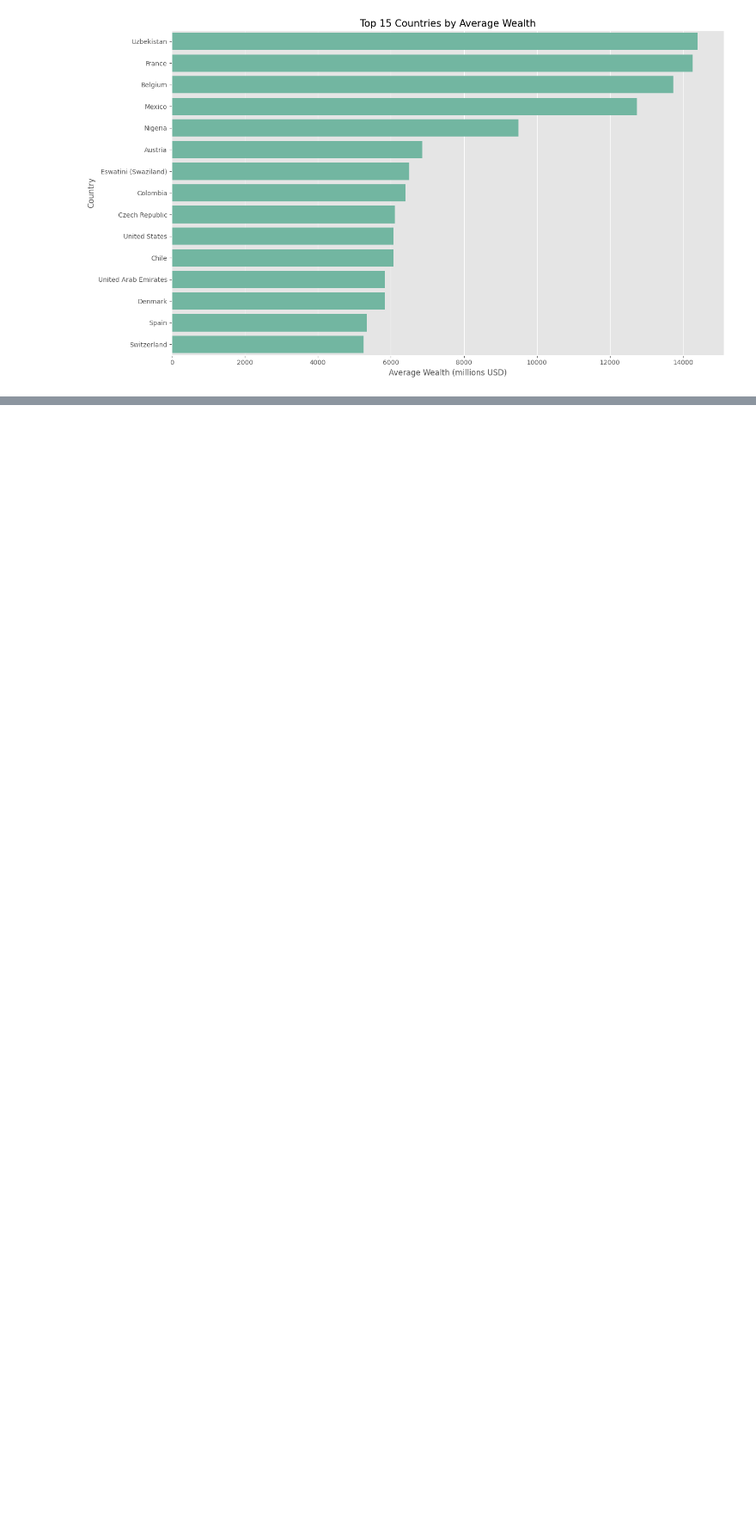
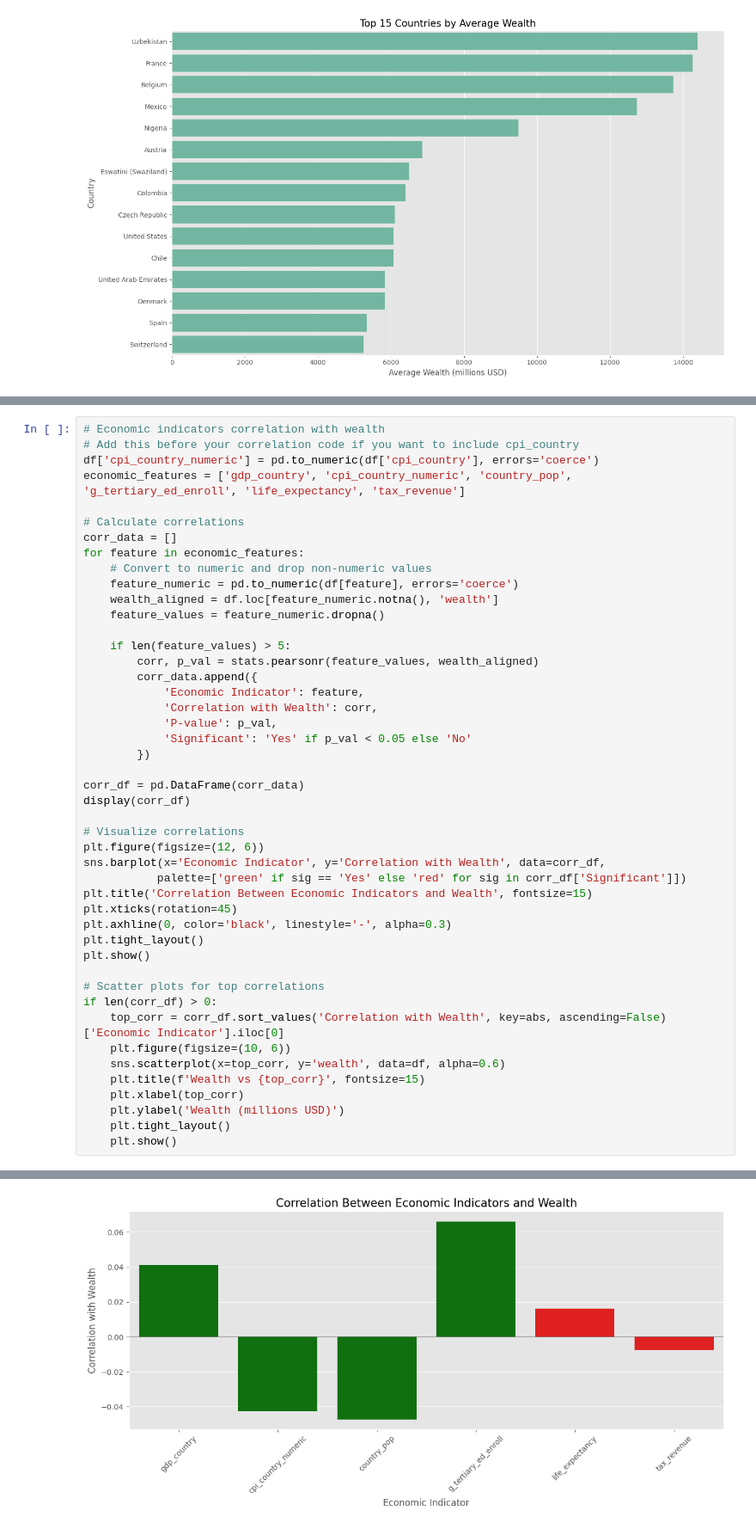
Before and after one commit to namdavid2904/billionaires-wealth-analysis, a Jupyter notebook: notebooks/02_wealth_analysis.ipynb, the cells around one changed output, grey strips where cells are left out. Shown: that part at 86% size. Cells and saved outputs as stored; diff of their text form; blank space fills up the shorter version.

Commit message:
Explore correlation between wealth and economic factors

```diff
--- a/notebooks/02_wealth_analysis.ipynb
+++ b/notebooks/02_wealth_analysis.ipynb
@@ -268,0 +272,47 @@ There are statistically significant differences in wealth across industries
+# %%
+# Economic indicators correlation with wealth
+# Add this before your correlation code if you want to include cpi_country
+df['cpi_country_numeric'] = pd.to_numeric(df['cpi_country'], errors='coerce')
+economic_features = ['gdp_country', 'cpi_country_numeric', 'country_pop', 'g_tertiary_ed_enroll', 'life_expectancy', 'tax_revenue']
+
+# Calculate correlations
+corr_data = []
+for feature in economic_features:
+    # Convert to numeric and drop non-numeric values
+    feature_numeric = pd.to_numeric(df[feature], errors='coerce')
+    wealth_aligned = df.loc[feature_numeric.notna(), 'wealth']
+    feature_values = feature_numeric.dropna()
+
+    if len(feature_values) > 5:
+        corr, p_val = stats.pearsonr(feature_values, wealth_aligned)
+        corr_data.append({
+            'Economic Indicator': feature,
+            'Correlation with Wealth': corr,
+            'P-value': p_val,
+            'Significant': 'Yes' if p_val < 0.05 else 'No'
+        })
+
+corr_df = pd.DataFrame(corr_data)
+display(corr_df)
+
+# Visualize correlations
+plt.figure(figsize=(12, 6))
+sns.barplot(x='Economic Indicator', y='Correlation with Wealth', data=corr_df,
+           palette=['green' if sig == 'Yes' else 'red' for sig in corr_df['Significant']])
+plt.title('Correlation Between Economic Indicators and Wealth', fontsize=15)
+plt.xticks(rotation=45)
+plt.axhline(0, color='black', linestyle='-', alpha=0.3)
+plt.tight_layout()
+plt.show()
+
+# Scatter plots for top correlations
+if len(corr_df) > 0:
+    top_corr = corr_df.sort_values('Correlation with Wealth', key=abs, ascending=False)['Economic Indicator'].iloc[0]
+    plt.figure(figsize=(10, 6))
+    sns.scatterplot(x=top_corr, y='wealth', data=df, alpha=0.6)
+    plt.title(f'Wealth vs {top_corr}', fontsize=15)
+    plt.xlabel(top_corr)
+    plt.ylabel('Wealth (millions USD)')
+    plt.tight_layout()
+    plt.show()
+# %% [output]
@@ -268,0 +329 @@ There are statistically significant differences in wealth across industries
+[figure, added]
```
Also changed, not shown: parts of 2 cells of this notebook.
